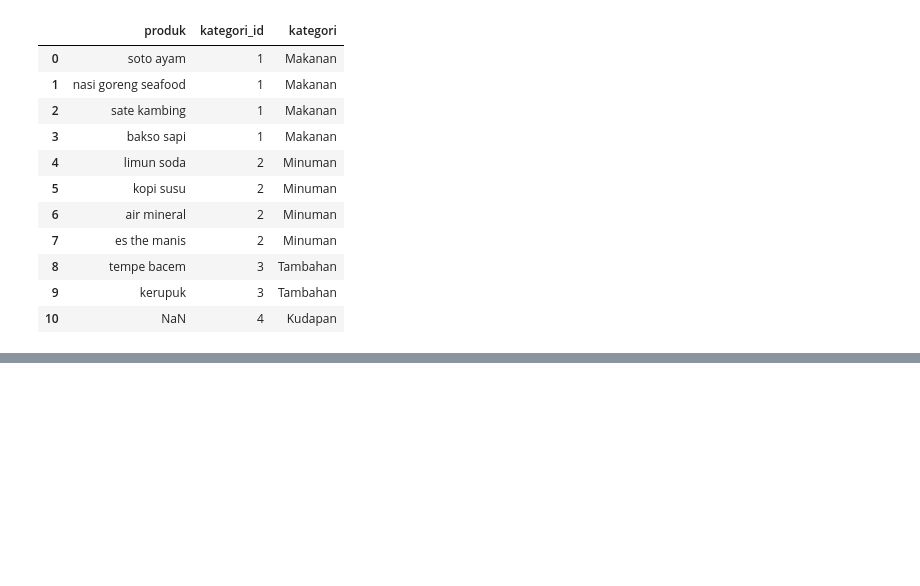
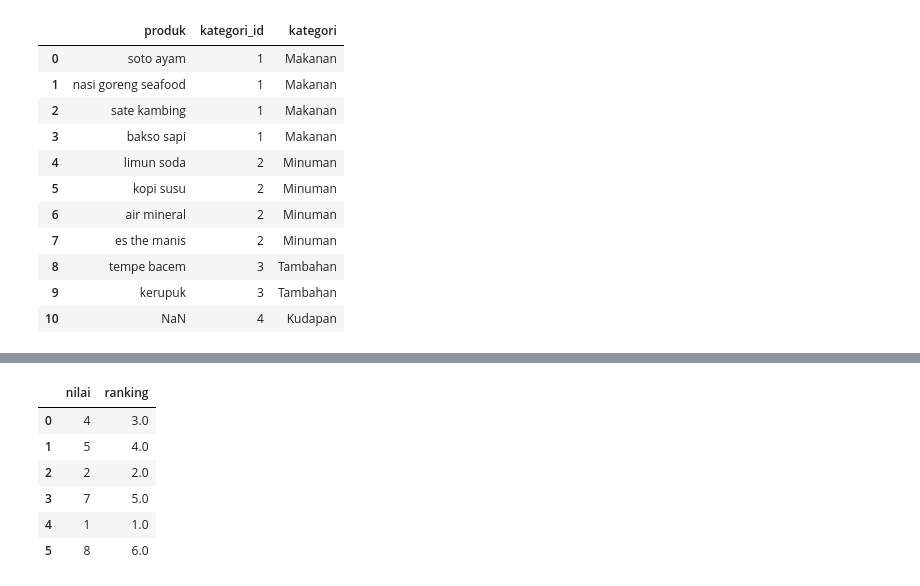
Before and after one commit to yudhaputraa/Machine_Learning, a Jupyter notebook: belajar_pandas.ipynb, the cells around one changed output, grey strips where cells are left out. Saved outputs shown, nothing was run; the diff lists cells and outputs as text; code cells hidden in the pictures; blank space fills up the shorter version.

```diff
--- a/belajar_pandas.ipynb
+++ b/belajar_pandas.ipynb
@@ -361,0 +410,13 @@ df_join
+# %%
+# menentukan  ranking isi nilai di dalam data.
+df1 = pd.DataFrame([4,5,2,7,1,8], columns=['nilai'])
+df1['ranking'] = df1['nilai'].rank()
+df1
+# %% [output]
+|  | nilai | ranking |
+| 0 | 4 | 3.0 |
+| 1 | 5 | 4.0 |
+| 2 | 2 | 2.0 |
+| 3 | 7 | 5.0 |
+| 4 | 1 | 1.0 |
+| 5 | 8 | 6.0 |
```
Also changed, not shown: parts of 4 cells of this notebook.
